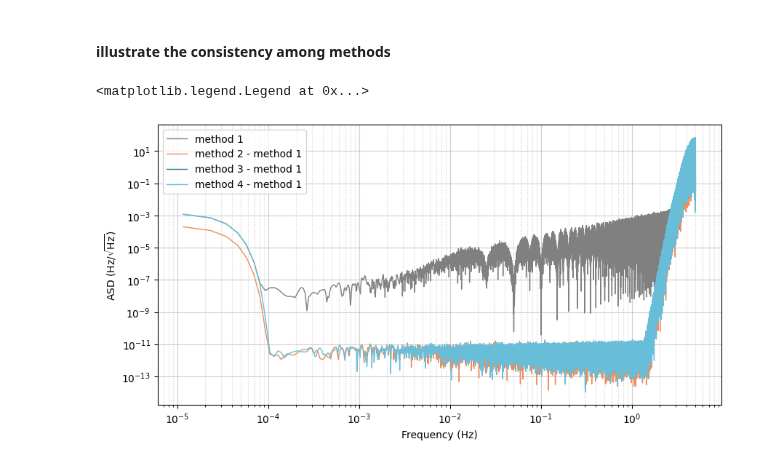
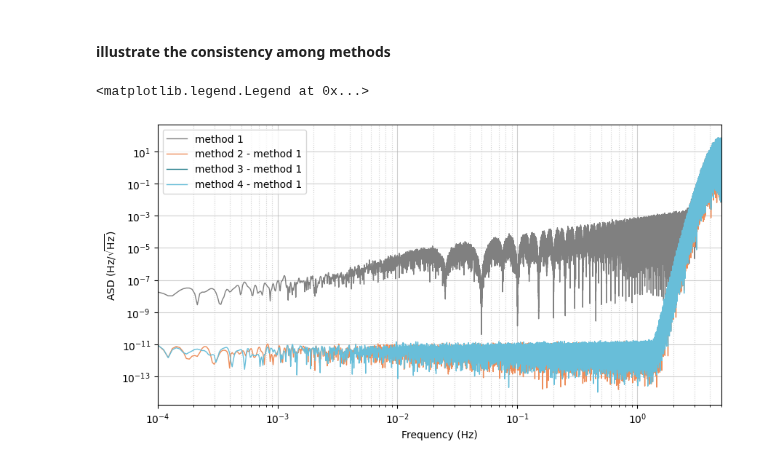
Before and after one commit to TriangleDataCenter/Triangle-Simulator, a Jupyter notebook: Tutorials/2_Demo_More_Advanced_Simulation.ipynb, the cells around one changed output. Saved outputs shown, nothing was run; the diff lists cells and outputs as text; code cells hidden in the pictures.

```diff
--- a/Tutorials/2_Demo_More_Advanced_Simulation.ipynb
+++ b/Tutorials/2_Demo_More_Advanced_Simulation.ipynb
@@ -314,26 +323,18 @@ X2_string = {
 #### simulate interferometer data
 # %%
 fsample = 10
-data_time = 1 * DAY
-ifo_drop_time1 = 100 # data at the beginning and end may be invalid (due to interpolation) and should be removed.
-ifo_drop_time2 = 100
-tdi_drop_time1 = 100
-tdi_drop_time2 = 100
-size = int((data_time + ifo_drop_time1 + ifo_drop_time2 + tdi_drop_time1 + tdi_drop_time2) * fsample)
+data_time = 100000
+size = int(data_time * fsample)
 interp_order = 31
 
-orbit = Orbit(OrbitDir='../OrbitData/MicroSateOrbitEclipticTCB', tstart=10.*DAY) # here we start from the 10th day of orbit
-offset = OffsetFunctions(laser_flag=False, clock_flag=False) # no clock drifts
-noise = InstrumentalPSDs(unit='ffd')
+orbit = Orbit(OrbitDir='../OrbitData/MicroSateOrbitEclipticTCB', tstart=10.*DAY)
+offset = OffsetFunctions(laser_flag=False, clock_flag=False)
+noise = InstrumentalPSDs()
 
 ifo = Interferometers(
     size=size,
     fsample=fsample,
     time_frame='ProperTime',
-    garbage_time1=ifo_drop_time1,
-    garbage_time2=ifo_drop_time2,
-    telemetry_downsample=None,
-    detrend_order=None,
     acc_noise=True,
     ro_noise=True,
     laser_noise=True,
@@ -381,7 +382,7 @@ dict_keys(['time', 'fsample', 'ltt', 'sci_c', 'sci_sb', 'ref_c', 'ref_sb', 'tm_c
 # %% [markdown]
 #### calculate X2 channel in 4 ways and compare
 # %%
-tdi = TDI(measurements=m1, delays=m1['ltt'], fsample=m1['fsample'], order=31, delay_order=5)
+tdi = TDI(measurements=m1, delays=m1['ltt'], fsample=m1['fsample'], order=31)
 tdi.CalculateXi(doppler=True, pool=pool)
 tdi.CalculateEta(doppler=True)
 
@@ -408,31 +409,32 @@ INFO:Triangle.TDI:TDI channel X2 calculated.
 # %%
 win = 'kaiser'
 windict = dict(beta=28)
 nbin = 1
-drop1 = int(tdi_drop_time1 * fsample)
-drop2 = -int(tdi_drop_time2 * fsample)
+drop_points = int(1000 * fsample)
 
 plt.figure(figsize=(10, 5))
 
-f, xf = PSD_window(X2_method1[drop1:drop2], tdi.fsample, nbin=nbin, window_type=win, window_args_dict=windict)
+f, xf = PSD_window(X2_method1[drop_points:-drop_points], tdi.fsample, nbin=nbin, window_type=win, window_args_dict=windict)
 plt.loglog(f, np.sqrt(xf), color="grey", linewidth=1, label='method 1')
 
-f, xf = PSD_window((X2_method2 - X2_method1)[drop1:drop2], tdi.fsample, nbin=nbin, window_type=win, window_args_dict=windict)
+f, xf = PSD_window((X2_method2 - X2_method1)[drop_points:-drop_points], tdi.fsample, nbin=nbin, window_type=win, window_args_dict=windict)
 plt.loglog(f, np.sqrt(xf), color=ORANGE, linewidth=1, label='method 2 - method 1')
 
-f, xf = PSD_window((X2_method3 - X2_method1)[drop1:drop2], tdi.fsample, nbin=nbin, window_type=win, window_args_dict=windict)
+f, xf = PSD_window((X2_method3 - X2_method1)[drop_points:-drop_points], tdi.fsample, nbin=nbin, window_type=win, window_args_dict=windict)
 plt.loglog(f, np.sqrt(xf), color=GREEN1, linewidth=1, label='method 3 - method 1') # equal to 0 hence not shown in the figure
 
-f, xf = PSD_window((X2_method4 - X2_method1)[drop1:drop2], tdi.fsample, nbin=nbin, window_type=win, window_args_dict=windict)
+f, xf = PSD_window((X2_method4 - X2_method1)[drop_points:-drop_points], tdi.fsample, nbin=nbin, window_type=win, window_args_dict=windict)
 plt.loglog(f, np.sqrt(xf), color=BLUE, linewidth=1, label='method 4 - method 1')
 
 plt.grid(which='major', alpha=0.6)
 plt.grid(which='minor', alpha=0.6, linestyle=':')
 
 plt.xlabel('Frequency (Hz)')
 plt.ylabel('ASD ' + r'${\rm (Hz/\sqrt{Hz})}$')
 
+plt.xlim(1e-4, 5)
+
 plt.legend(loc='upper left')
 # %% [output]
 <matplotlib.legend.Legend at 0x...>
-[figure, old version]
+[figure, new version]
```
Also changed, not shown: parts of 28 cells of this notebook, 1 other file.
